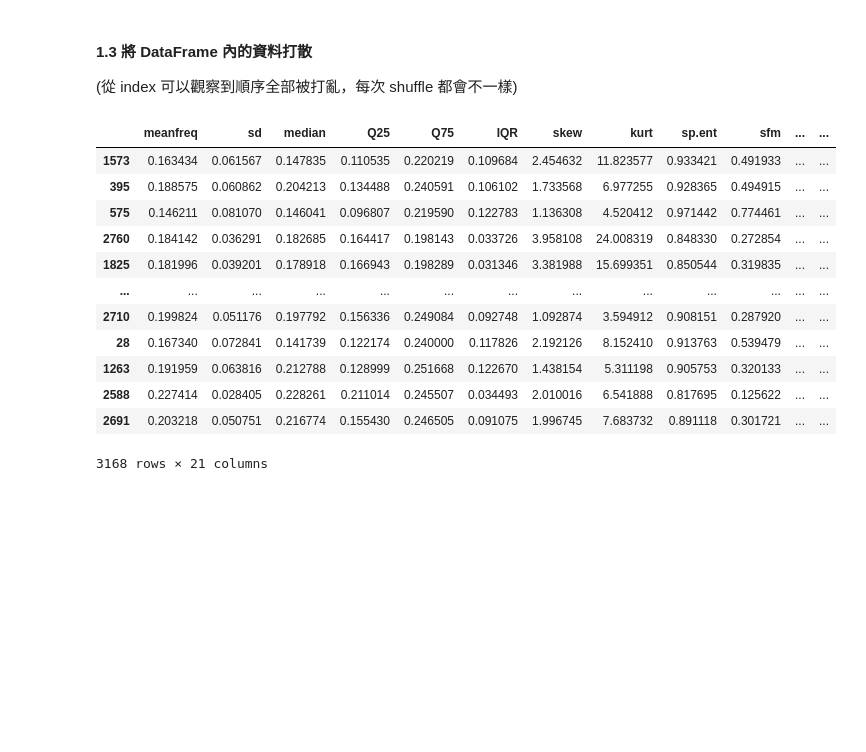
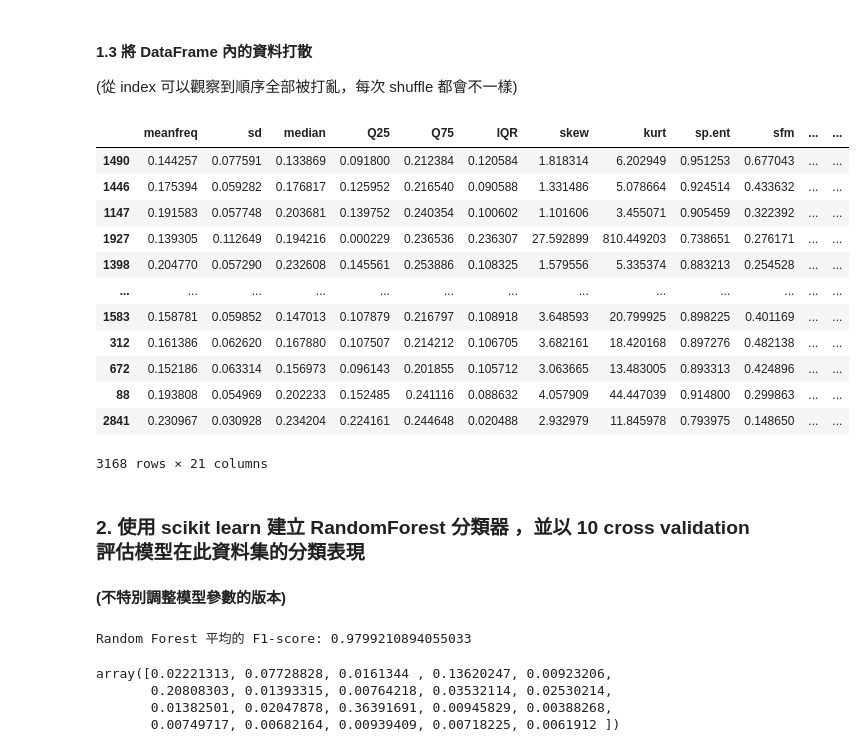
Before and after one commit to QI-XIANG/NCU-E-commerce-Technology, a Jupyter notebook: 電商技術HW7/ECT_HW7_108403523.ipynb, the cells around one changed output. Cells and saved outputs as stored; diff of their text form; code cells hidden in the pictures; blank space fills up the shorter version.

```diff
--- a/電商技術HW7/ECT_HW7_108403523.ipynb
+++ b/電商技術HW7/ECT_HW7_108403523.ipynb
@@ -48,19 +48,53 @@ memory usage: 519.9+ KB
 (從 index 可以觀察到順序全部被打亂，每次 shuffle 都會不一樣)
 # %%
 from sklearn.utils import shuffle
-df_shuffle_dataframe = shuffle(df)
-df_shuffle_dataframe
+df_shuffle = shuffle(df)
+df_shuffle
 # %% [output]
 |  | meanfreq | sd | median | Q25 | Q75 | IQR | skew | kurt | sp.ent | sfm | ... | ... |
-| 1573 | 0.163434 | 0.061567 | 0.147835 | 0.110535 | 0.220219 | 0.109684 | 2.454632 | 11.823577 | 0.933421 | 0.491933 | ... | ... |
-| 395 | 0.188575 | 0.060862 | 0.204213 | 0.134488 | 0.240591 | 0.106102 | 1.733568 | 6.977255 | 0.928365 | 0.494915 | ... | ... |
-| 575 | 0.146211 | 0.081070 | 0.146041 | 0.096807 | 0.219590 | 0.122783 | 1.136308 | 4.520412 | 0.971442 | 0.774461 | ... | ... |
-| 2760 | 0.184142 | 0.036291 | 0.182685 | 0.164417 | 0.198143 | 0.033726 | 3.958108 | 24.008319 | 0.848330 | 0.272854 | ... | ... |
-| 1825 | 0.181996 | 0.039201 | 0.178918 | 0.166943 | 0.198289 | 0.031346 | 3.381988 | 15.699351 | 0.850544 | 0.319835 | ... | ... |
+| 1490 | 0.144257 | 0.077591 | 0.133869 | 0.091800 | 0.212384 | 0.120584 | 1.818314 | 6.202949 | 0.951253 | 0.677043 | ... | ... |
+| 1446 | 0.175394 | 0.059282 | 0.176817 | 0.125952 | 0.216540 | 0.090588 | 1.331486 | 5.078664 | 0.924514 | 0.433632 | ... | ... |
+| 1147 | 0.191583 | 0.057748 | 0.203681 | 0.139752 | 0.240354 | 0.100602 | 1.101606 | 3.455071 | 0.905459 | 0.322392 | ... | ... |
+| 1927 | 0.139305 | 0.112649 | 0.194216 | 0.000229 | 0.236536 | 0.236307 | 27.592899 | 810.449203 | 0.738651 | 0.276171 | ... | ... |
+| 1398 | 0.204770 | 0.057290 | 0.232608 | 0.145561 | 0.253886 | 0.108325 | 1.579556 | 5.335374 | 0.883213 | 0.254528 | ... | ... |
 | ... | ... | ... | ... | ... | ... | ... | ... | ... | ... | ... | ... | ... |
-| 2710 | 0.199824 | 0.051176 | 0.197792 | 0.156336 | 0.249084 | 0.092748 | 1.092874 | 3.594912 | 0.908151 | 0.287920 | ... | ... |
-| 28 | 0.167340 | 0.072841 | 0.141739 | 0.122174 | 0.240000 | 0.117826 | 2.192126 | 8.152410 | 0.913763 | 0.539479 | ... | ... |
-| 1263 | 0.191959 | 0.063816 | 0.212788 | 0.128999 | 0.251668 | 0.122670 | 1.438154 | 5.311198 | 0.905753 | 0.320133 | ... | ... |
-| 2588 | 0.227414 | 0.028405 | 0.228261 | 0.211014 | 0.245507 | 0.034493 | 2.010016 | 6.541888 | 0.817695 | 0.125622 | ... | ... |
-| 2691 | 0.203218 | 0.050751 | 0.216774 | 0.155430 | 0.246505 | 0.091075 | 1.996745 | 7.683732 | 0.891118 | 0.301721 | ... | ... |
+| 1583 | 0.158781 | 0.059852 | 0.147013 | 0.107879 | 0.216797 | 0.108918 | 3.648593 | 20.799925 | 0.898225 | 0.401169 | ... | ... |
+| 312 | 0.161386 | 0.062620 | 0.167880 | 0.107507 | 0.214212 | 0.106705 | 3.682161 | 18.420168 | 0.897276 | 0.482138 | ... | ... |
+| 672 | 0.152186 | 0.063314 | 0.156973 | 0.096143 | 0.201855 | 0.105712 | 3.063665 | 13.483005 | 0.893313 | 0.424896 | ... | ... |
+| 88 | 0.193808 | 0.054969 | 0.202233 | 0.152485 | 0.241116 | 0.088632 | 4.057909 | 44.447039 | 0.914800 | 0.299863 | ... | ... |
+| 2841 | 0.230967 | 0.030928 | 0.234204 | 0.224161 | 0.244648 | 0.020488 | 2.932979 | 11.845978 | 0.793975 | 0.148650 | ... | ... |
 3168 rows × 21 columns
+# %% [markdown]
+### 2. 使用 scikit learn 建立 RandomForest 分類器 ，並以 10 cross validation 評估模型在此資料集的分類表現
+# %% [markdown]
+**(不特別調整模型參數的版本)**
+# %%
+from sklearn.ensemble import RandomForestClassifier
+from sklearn.model_selection import KFold
+from sklearn.model_selection import cross_val_score
+from sklearn.metrics import f1_score
+from sklearn.metrics import make_scorer
+
+X = df_shuffle.drop(['label'], axis=1)
+y = df_shuffle['label']
+
+#定義交叉驗證方法
+cv = KFold(n_splits=10,shuffle=True)
+
+#定義 f1 score 要以哪一種類別做為判斷依據
+f1_scorer = make_scorer(f1_score, pos_label="female")
+
+# 建立 RandomForest 分類器
+clf = RandomForestClassifier(random_state=0)
+
+#使用 k-fold 交叉驗證評估
+scores1 = cross_val_score(clf, X, y, scoring=f1_scorer,cv=cv)
+
+#印出平均的 f1 score
+print("Random Forest 平均的 F1-score: "+str(scores1.mean()))
+# %% [output]
+Random Forest 平均的 F1-score: 0.9799210894055033
+array([0.02221313, 0.07728828, 0.0161344 , 0.13620247, 0.00923206,
+       0.20808303, 0.01393315, 0.00764218, 0.03532114, 0.02530214,
+       0.01382501, 0.02047878, 0.36391691, 0.00945829, 0.00388268,
+       0.00749717, 0.00682164, 0.00939409, 0.00718225, 0.0061912 ])
```
Also changed, not shown: parts of 2 cells of this notebook.
